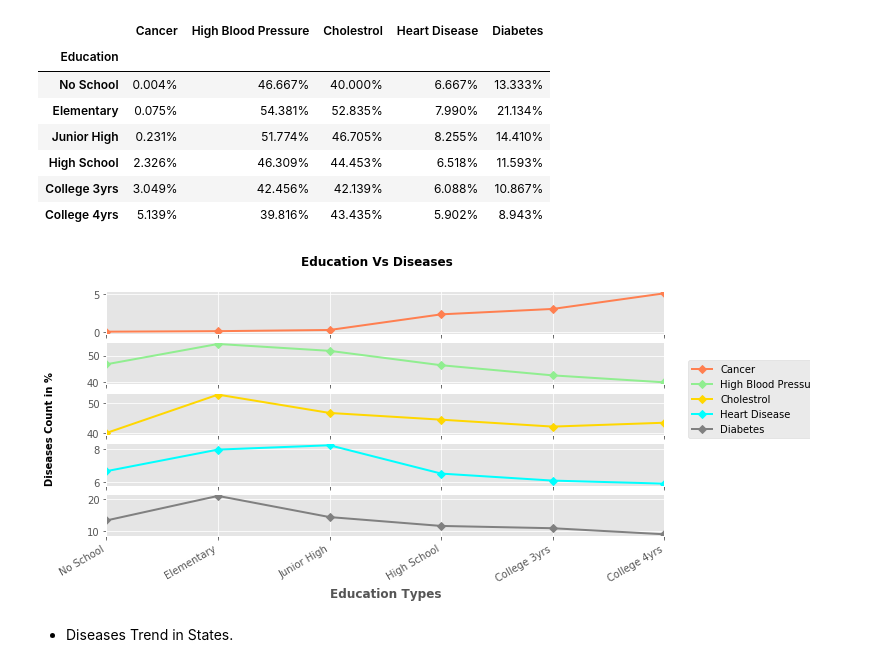
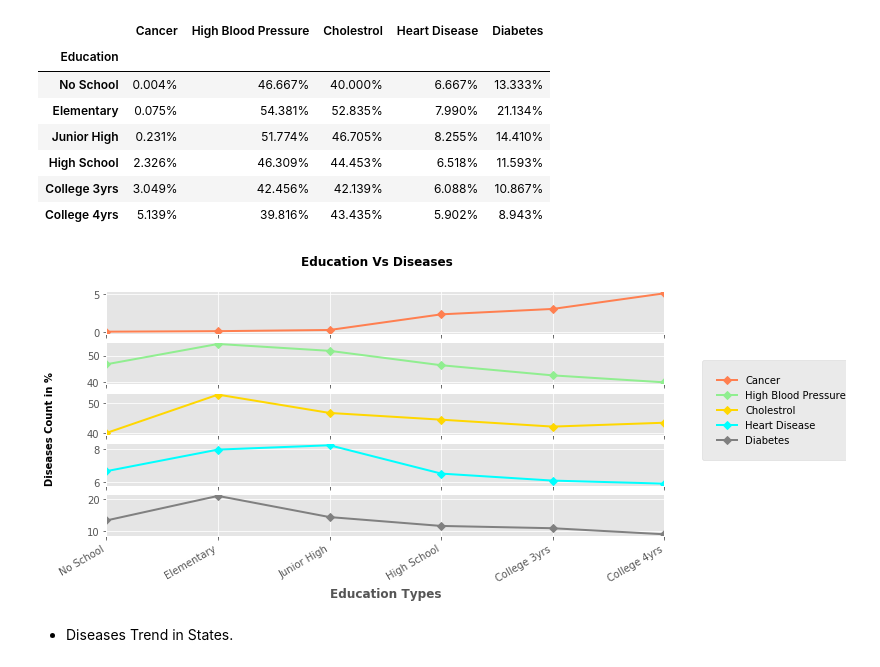
Before and after one commit to ic2019/groupb_project1, a Jupyter notebook: behavior_analysis.ipynb, the cells around one changed output. Saved outputs shown, nothing was run; the diff lists cells and outputs as text; code cells hidden in the pictures.

```diff
--- a/behavior_analysis.ipynb
+++ b/behavior_analysis.ipynb
@@ -240,15 +240,15 @@ education_final_formatted
 # %%
 # Plotting the chart
 fig, ax = plt.subplots(figsize=(10, 5))
 p1 = education_final.plot(ax=ax, subplots=True , sharex=True, colors = color_values, legend=False ,marker ="D", ls="-" ,lw=2)
 plt.xlabel("Education Types" ,fontweight = "bold", fontsize="large")
 fig.suptitle("Education Vs Diseases", fontweight="bold", fontsize="large")
-plt.figlegend(labels = education_final.columns , loc='best', bbox_to_anchor=(1.1,  0.7) )
+plt.figlegend(labels = education_final.columns , loc='best', bbox_to_anchor=(1.15,  0.7) ,borderpad=1.5)
 fig.text(0.04, 0.5, 'Diseases Count in %', va='center', rotation='vertical', fontweight="bold")
 fig.savefig("./Images/data_analysis/education_diseases.png")
 plt.show()
 # %% [output]
-[figure, old version]
+[figure, new version]
 # %% [markdown]
 * Diseases Trend in States.
 # %%
```
Also changed, not shown: parts of 4 cells of this notebook, 4 other files.
